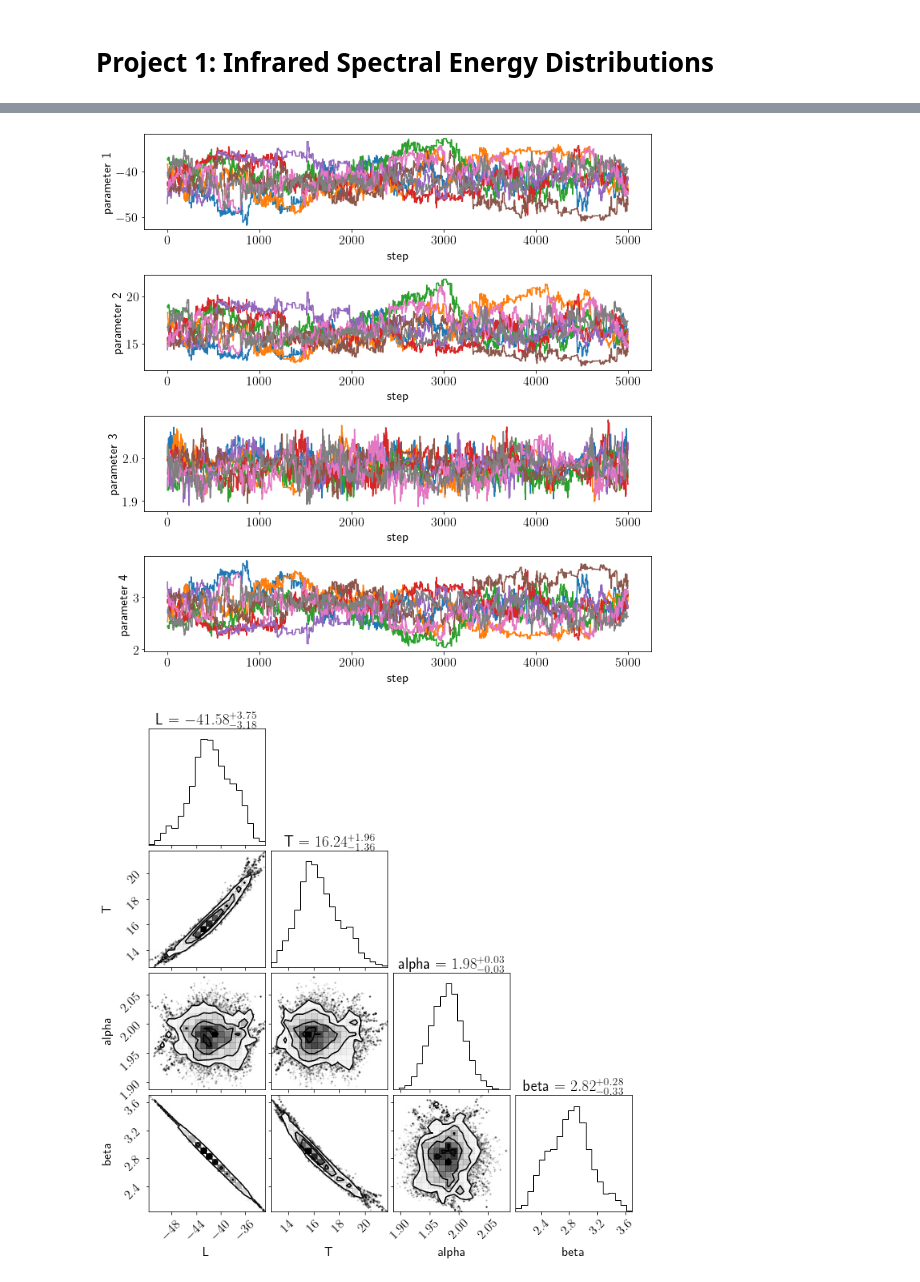
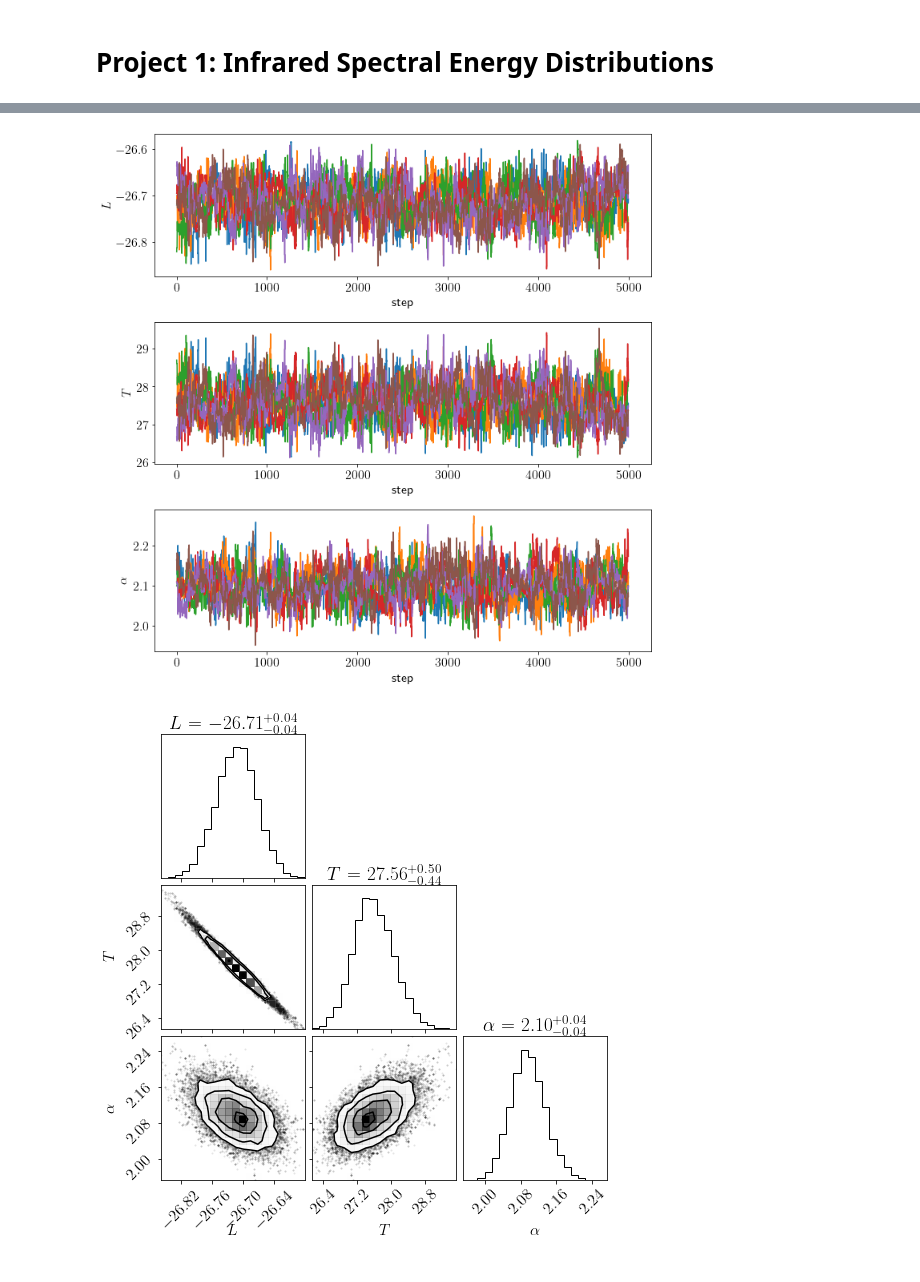
Before and after one commit to Anthony-J-G/spectral-energy-distribution, a Jupyter notebook: Infrared Spectral Energy Distributions.ipynb, the cells around one changed output, grey strips where cells are left out. Drawn from its saved outputs; the diff is of its cells as text; code cells hidden in the pictures.

```diff
--- a/Infrared Spectral Energy Distributions.ipynb
+++ b/Infrared Spectral Energy Distributions.ipynb
@@ -66,7 +236,7 @@ f.show(
 # %%
 # APM 08279+5255
 
-frequencies_APM = np.array( [9.08e+10, 2.37e+11, 3.02e+11, 6.66e+11, 3e+12, 5e+12, 1.2e+13] )
+frequencies_APM = (1 + 3.8)*np.array( [9.08e+10, 2.37e+11, 3.02e+11, 6.66e+11, 3e+12, 5e+12, 1.2e+13] )
 flux_densities_APM = np.array( [0.0012, 0.0266, 0.06, 0.342, 0.951, 0.511, 0.226] )
 errors_APM = np.array( [0.00013, 0.0013, 0.012, 0.026, 0.22824, 0.0511, 0.03616] )
 
@@ -87,9 +334,7 @@ f.show()
 # %%
-def limit(nu, T, alpha, beta):
-    return 3 + beta - ((10**nu)*h/(k*T))*np.exp(h*(10**nu)/(k*T))/(np.exp(h*(10**nu)/(k*T))-1) + alpha
-
-def model1(freq, fit):
-    L, T, alpha, beta = fit
+def model2(freq, fit):
+    L, T, alpha = fit
+    beta = 1.5
     nu_prime = optimize.newton(limit, 13, args=(T, alpha, beta))
     L1 = ((10**L)*(10**nu_prime)**(3+beta)/(np.exp(h*(10**nu_prime)/(k*T))-1)/((10**nu_prime)**(-1*alpha)))
     predictions = []
@@ -101,24 +346,25 @@ def model1(freq, fit):
             predictions.append( 1e-26*L1*(nu**(-1*alpha)) )
     return predictions
 
-def penalty(param, freq, flux, error):
-    return np.sum((model1(freq, param)-flux)**2/error**2)
+def penalty2(param, freq, flux, error):
+    return np.sum((model2(freq, param)-flux)**2/error**2)
 
-def lnprob(param, freq, flux, error):
-     return -0.5*penalty(param, freq, flux, error)
+def lnprob2(param, freq, flux, error):
+     return -0.5*penalty2(param, freq, flux, error)
 # %%
-fit = optimize.fmin(penalty, [-32, 28.8, 2.02, 1.5], args=(frequencies_NGC, flux_densities_NGC, errors_NGC))
-ngc_fit = model1(frequencies_NGC, fit)
-print (fit)
+fit_sub = optimize.fmin(penalty2, [-32, 28.8, 2.02], args=(frequencies_NGC, flux_densities_NGC, errors_NGC))
+ngc_fit_sub = model2(frequencies_NGC, fit_sub)
+print(fit_sub)
 
 #plot fit for NGC 09958
-x = np.logspace(10.5,13.41000)
+x = np.logspace(11,13.41000)
 
 f, ax = plt.subplots(1, figsize=(8,8))
 ax.plot(frequencies_NGC, flux_densities_NGC, 'o')
-ax.plot(x, model1(x,fit))
+ax.plot(x, model1(x,fit), label=r'variable $\beta$')
+ax.plot(x, model2(x,fit_sub), label=r'fixed $\beta$')
 ax.set_xscale('log')
-ax.set_xticks([1e+10, 1e+11, 1e+12, 1e+13])
+ax.set_xticks([1e+11, 1e+12, 1e+13])
 ax.set_yscale('log')
 ax.set_yticks([0.0001, 0.001, 0.01, 0.1, 1, 10])
 ax.tick_params(axis="y",direction="in")
@@ -126,6 +372,7 @@ ax.tick_params(axis="x",direction="in")
 ax.set_title('NGC 0958')
 ax.set_ylabel('Flux Density /Jy')
 ax.set_xlabel('Frequency /Hz')
+ax.legend()
 f.show()
 # %% [output]
 Optimization terminated successfully.
@@ -137,41 +384,43 @@ Optimization terminated successfully.
 # %%
 # Emcee run for NGC 0958 model
 
-ndim = 4
+ndim = 3
 nwalk = ndim*2
 nburn = 2000
 nmain = 5000
 
 # Random starting points
 p0 = np.zeros((nwalk, ndim))
 for i in range(nwalk):
-    p0[i] = fit + np.random.uniform(low=-0.05, high=0.05, size=4)
+    p0[i] = fit_sub + np.random.uniform(low=-0.05, high=0.05, size=3)
 
 
-sampler = emcee.EnsembleSampler(nwalk, ndim, lnprob, args=(frequencies_NGC, flux_densities_NGC, errors_NGC))
+sampler = emcee.EnsembleSampler(nwalk, ndim, lnprob2, args=(frequencies_NGC, flux_densities_NGC, errors_NGC))
 
 # Burn-in run
 pos,prob,state = sampler.run_mcmc(p0, nburn)
 
 sampler.reset()
 
 # Main run
 res = sampler.run_mcmc(pos, nmain)
 samples = sampler.chain.reshape((-1,ndim))
 
 # plot the individual parameters for model
 f, ax = plt.subplots(ndim, 1, figsize=(10, 10))
 for idim in range(ndim):
     for iwalk in range(nwalk):
         ax[idim].plot(sampler.chain[iwalk,:,idim])
     ax[idim].set_xlabel('step')
-    ax[idim].set_ylabel('parameter {}'.format(idim+1))
+ax[0].set_ylabel(r'$L$')
+ax[1].set_ylabel(r'$T$')
+ax[2].set_ylabel(r'$\alpha$')
 f.tight_layout()
 f.show()
 
 # Plot corner plot
-f = corner.corner(samples, show_titles=True, labels=('L', 'T', 'alpha', 'beta'))
+f = corner.corner(samples, show_titles=True, labels=(r'$L$', r'$T$', r'$\alpha$'))
 f.show()
 # %% [output]
-[figure, old version]
+[figure, new version]
-[figure, old version]
+[figure, new version]
```
Also changed, not shown: parts of 23 cells of this notebook.
